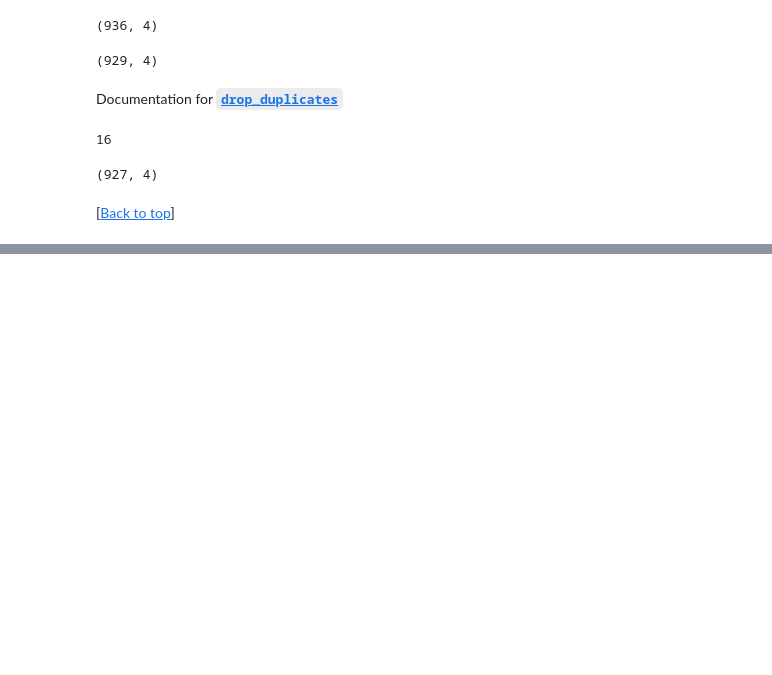
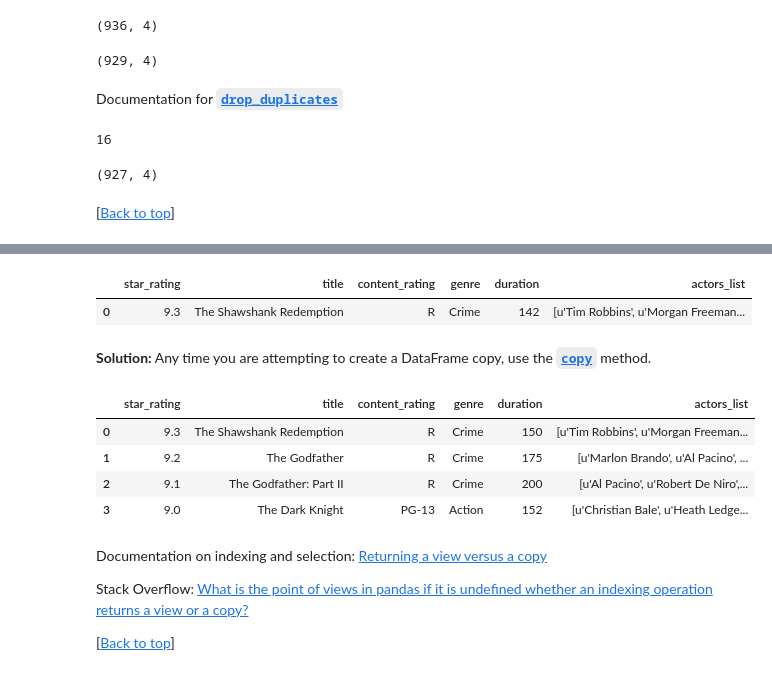
Before and after one commit to justmarkham/pandas-videos, a Jupyter notebook: pandas.ipynb, the cells around one changed output, grey strips where cells are left out. Drawn from its saved outputs; the diff is of its cells as text; code cells hidden in the pictures; blank space fills up the shorter version.

Commit message:
add code for video 27

```diff
--- a/pandas.ipynb
+++ b/pandas.ipynb
@@ -2830,0 +2963,29 @@ users.drop_duplicates(subset=['age', 'zip_code']).shape
+# %%
+# 'movies' DataFrame has not been updated
+movies.head(1)
+# %% [output]
+|  | star_rating | title | content_rating | genre | duration | actors_list |
+| 0 | 9.3 | The Shawshank Redemption | R | Crime | 142 | [u'Tim Robbins', u'Morgan Freeman... |
+# %% [markdown]
+**Solution:** Any time you are attempting to create a DataFrame copy, use the [**`copy`**](http://pandas.pydata.org/pandas-docs/stable/generated/pandas.DataFrame.copy.html) method.
+# %%
+# explicitly create a copy of 'movies'
+top_movies = movies.loc[movies.star_rating >= 9, :].copy()
+# %%
+# pandas now knows that you are updating a copy instead of a view (does not cause a SettingWithCopyWarning)
+top_movies.loc[0, 'duration'] = 150
+# %%
+# 'top_movies' DataFrame has been updated
+top_movies
+# %% [output]
+|  | star_rating | title | content_rating | genre | duration | actors_list |
+| 0 | 9.3 | The Shawshank Redemption | R | Crime | 150 | [u'Tim Robbins', u'Morgan Freeman... |
+| 1 | 9.2 | The Godfather | R | Crime | 175 | [u'Marlon Brando', u'Al Pacino', ... |
+| 2 | 9.1 | The Godfather: Part II | R | Crime | 200 | [u'Al Pacino', u'Robert De Niro',... |
+| 3 | 9.0 | The Dark Knight | PG-13 | Action | 152 | [u'Christian Bale', u'Heath Ledge... |
+# %% [markdown]
+Documentation on indexing and selection: [Returning a view versus a copy](http://pandas.pydata.org/pandas-docs/stable/indexing.html#indexing-view-versus-copy)
+
+Stack Overflow: [What is the point of views in pandas if it is undefined whether an indexing operation returns a view or a copy?](http://stackoverflow.com/questions/34884536/what-is-the-point-of-views-in-pandas-if-it-is-undefined-whether-an-indexing-oper)
+
+[<a href="#Python-pandas-Q&A-video-series-by-Data-School">Back to top</a>]
```
Also changed, not shown: parts of 22 cells of this notebook, 1 other file.
